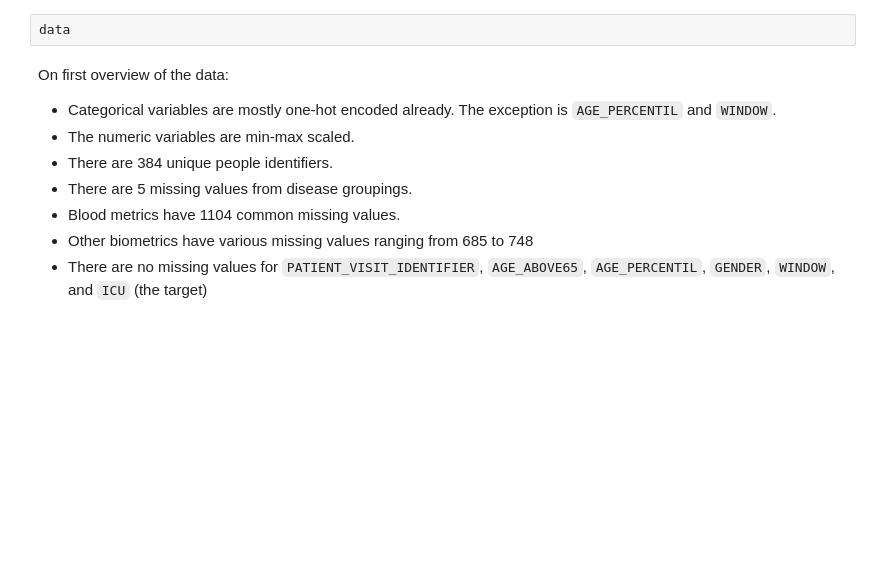
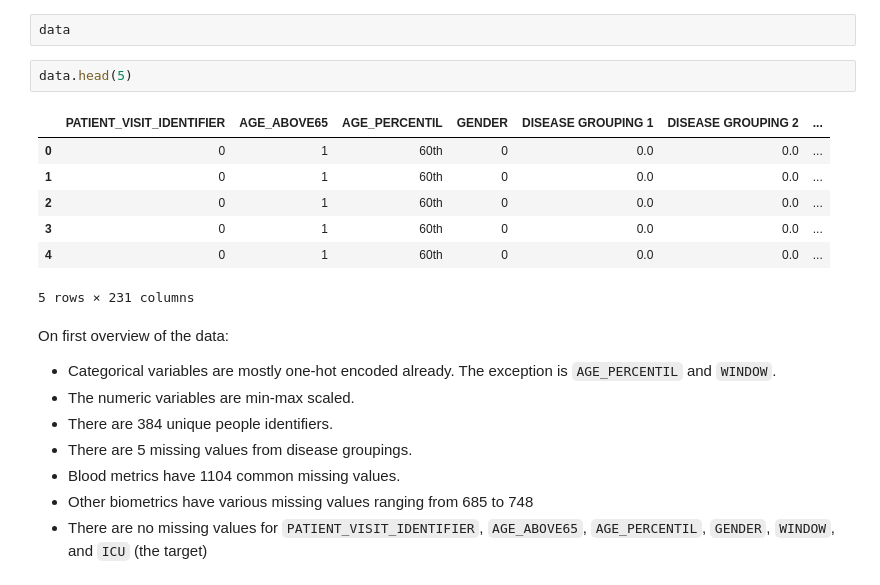
Before and after one commit to ccaiman/covid-capstone, a Jupyter notebook: covid_icu.ipynb, the cells around one changed output. Cells and saved outputs as stored; diff of their text form; blank space fills up the shorter version.

```diff
--- a/covid_icu.ipynb
+++ b/covid_icu.ipynb
@@ -18,6 +18,16 @@ dtypes: float64(225), int64(4), object(2)
 memory usage: 3.4+ MB
 # %%
 data
+# %%
+data.head(5)
+# %% [output]
+|  | PATIENT_VISIT_IDENTIFIER | AGE_ABOVE65 | AGE_PERCENTIL | GENDER | DISEASE GROUPING 1 | DISEASE GROUPING 2 | ... |
+| 0 | 0 | 1 | 60th | 0 | 0.0 | 0.0 | ... |
+| 1 | 0 | 1 | 60th | 0 | 0.0 | 0.0 | ... |
+| 2 | 0 | 1 | 60th | 0 | 0.0 | 0.0 | ... |
+| 3 | 0 | 1 | 60th | 0 | 0.0 | 0.0 | ... |
+| 4 | 0 | 1 | 60th | 0 | 0.0 | 0.0 | ... |
+5 rows × 231 columns
 # %% [markdown]
 On first overview of the data:
 - Categorical variables are mostly one-hot encoded already. The exception is `AGE_PERCENTIL` and `WINDOW`.
```
Also changed, not shown: parts of 16 cells of this notebook.
